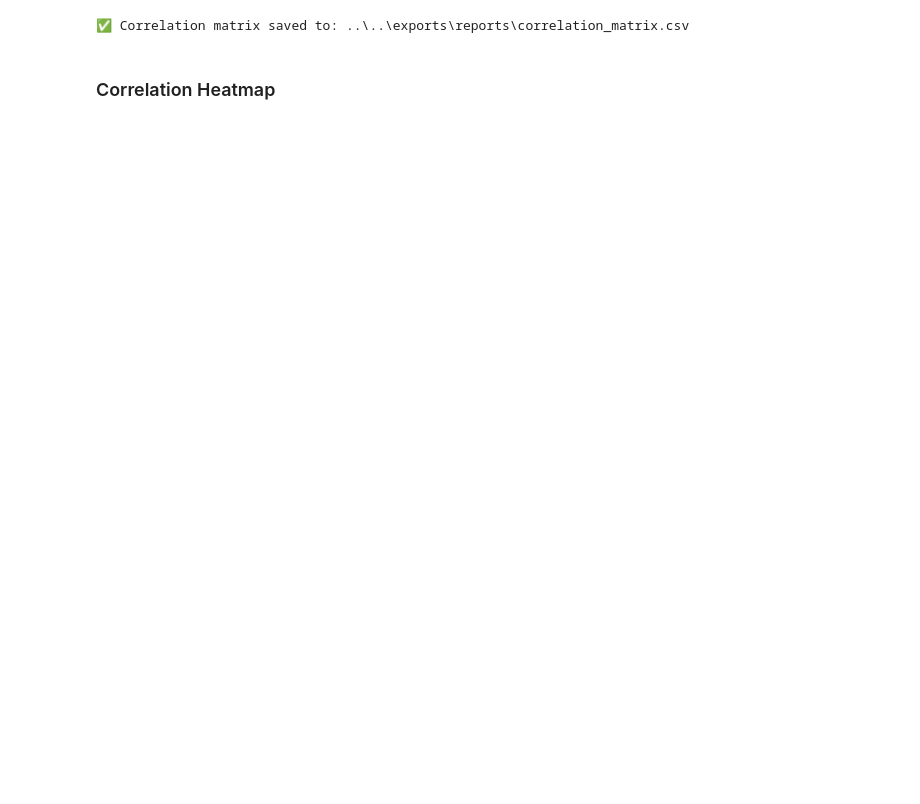
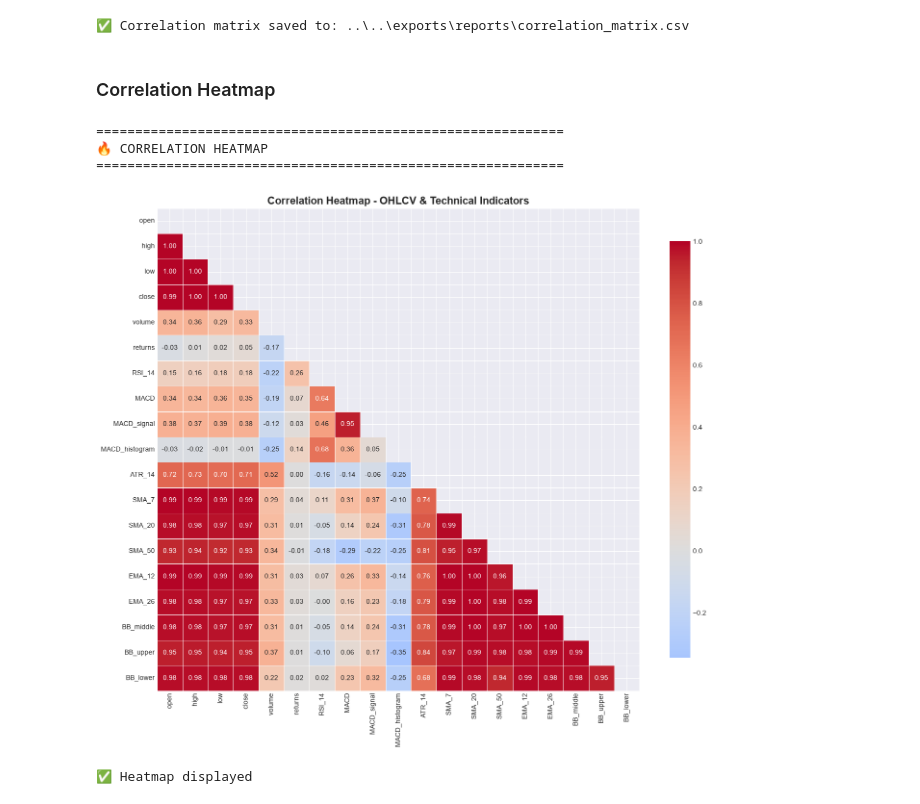
Before and after one commit to sachinchakrawarti/myprojets, a Jupyter notebook: projects/ethereum/manually/server/notebooks/ohlcv/notebooks/01_eda_exploratory_data_analysis/03_correlation_analysis.ipynb, the cells around one changed output. Saved outputs shown, nothing was run; the diff lists cells and outputs as text; code cells hidden in the pictures; blank space fills up the shorter version.

```diff
--- a/projects/ethereum/manually/server/notebooks/ohlcv/notebooks/01_eda_exploratory_data_analysis/03_correlation_analysis.ipynb
+++ b/projects/ethereum/manually/server/notebooks/ohlcv/notebooks/01_eda_exploratory_data_analysis/03_correlation_analysis.ipynb
@@ -120,3 +120,42 @@ except Exception as e:
 ✅ Correlation matrix saved to: ..\..\exports\reports\correlation_matrix.csv
 # %% [markdown]
 ### Correlation Heatmap
+# %%
+# ====================================================================
+# 🔥 CORRELATION HEATMAP
+# ====================================================================
+
+print("=" * 60)
+print("🔥 CORRELATION HEATMAP")
+print("=" * 60)
+
+fig, ax = plt.subplots(figsize=(14, 12))
+
+# Create mask for upper triangle
+mask = np.triu(np.ones_like(corr_matrix, dtype=bool))
+
+# Create heatmap
+sns.heatmap(corr_matrix,
+            mask=mask,
+            annot=True,
+            fmt='.2f',
+            cmap='coolwarm',
+            center=0,
+            square=True,
+            linewidths=0.5,
+            cbar_kws={"shrink": 0.8},
+            ax=ax)
+
+ax.set_title('Correlation Heatmap - OHLCV & Technical Indicators',
+             fontsize=16, fontweight='bold')
+
+plt.tight_layout()
+plt.show()
+
+print("\n✅ Heatmap displayed")
+# %% [output]
+============================================================
+🔥 CORRELATION HEATMAP
+============================================================
+[figure, added]
+✅ Heatmap displayed
```
Also changed, not shown: 2 other files.
